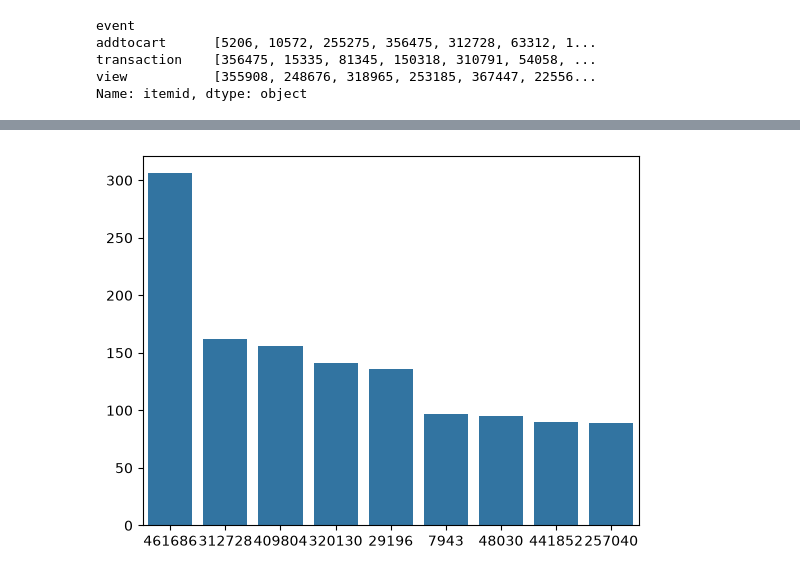
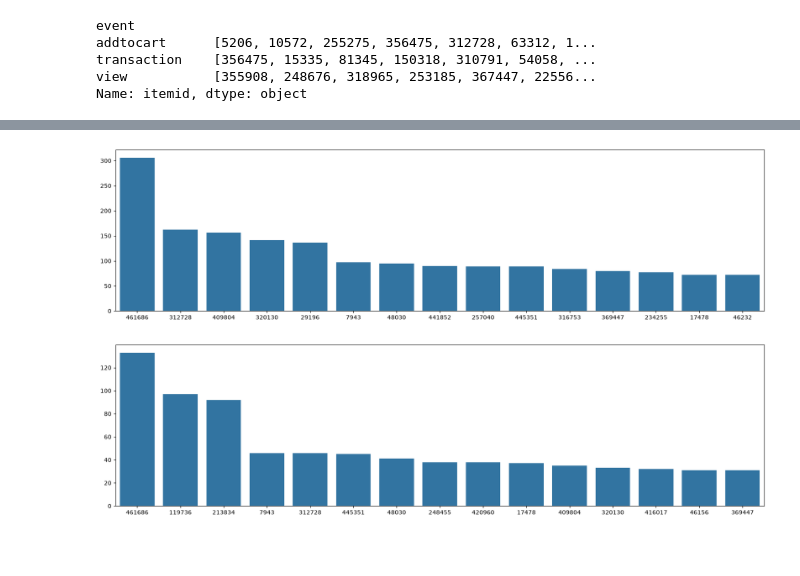
Before and after one commit to golubnichiy/bigdata_26_09, a Jupyter notebook: day_13.ipynb, the cells around one changed output, grey strips where cells are left out. Cells and saved outputs as stored; diff of their text form; code cells hidden in the pictures; blank space fills up the shorter version.

```diff
--- a/day_13.ipynb
+++ b/day_13.ipynb
@@ -109,14 +110,30 @@ plt.show()
 # %%
+plt.figure(figsize=(20, 5))
 addtocart = grupped['addtocart']
 count_addtocart = {}
 addtocart = np.array(addtocart[:])
 unique, counts = np.unique(addtocart, return_counts=True)
 count_addtocart = dict(zip(unique, counts))
 sort_count_addtocart = sorted(count_addtocart.items(), key=operator.itemgetter(1), reverse=True)
-x = [i[0] for i in sort_count_addtocart[:9]]
-y = [i[1] for i in sort_count_addtocart[:9]]
+x = [i[0] for i in sort_count_addtocart[:15]]
+y = [i[1] for i in sort_count_addtocart[:15]]
 
 sns.barplot(x=x, y=y, order=x)
 plt.show()
 # %% [output]
-[figure, old version]
+[figure, new version]
+# %%
+plt.figure(figsize=(20, 5))
+transaction = grupped['transaction']
+count_transaction = {}
+transaction = np.array(transaction[:])
+unique, counts = np.unique(transaction, return_counts=True)
+count_transaction = dict(zip(unique, counts))
+sort_count_transaction = sorted(count_transaction.items(), key=operator.itemgetter(1), reverse=True)
+x = [i[0] for i in sort_count_transaction[:15]]
+y = [i[1] for i in sort_count_transaction[:15]]
+
+sns.barplot(x=x, y=y, order=x)
+plt.show()
+# %% [output]
+[figure, added]
```
Also changed, not shown: parts of 5 cells of this notebook, 1 other file.
